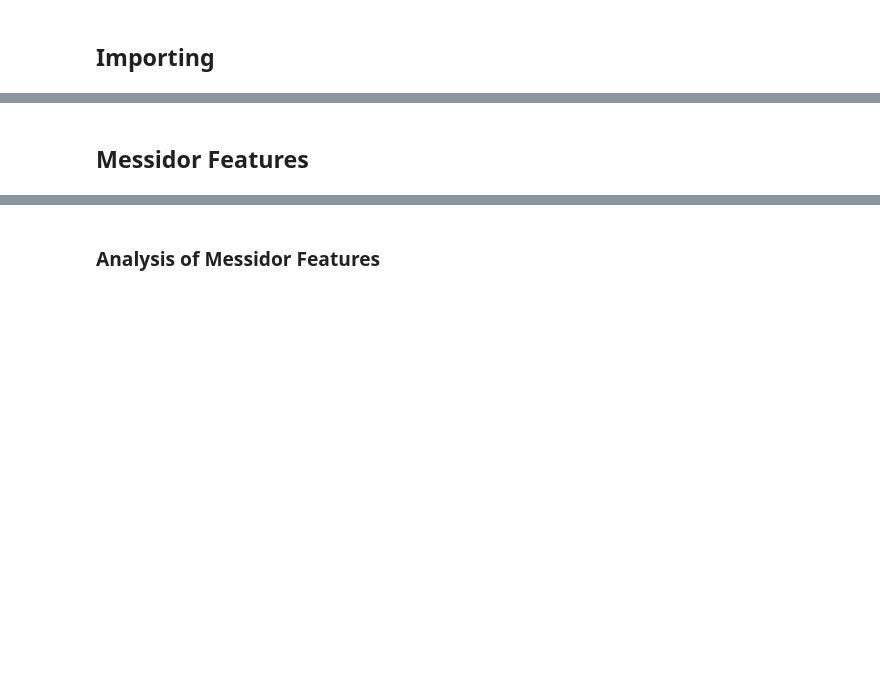
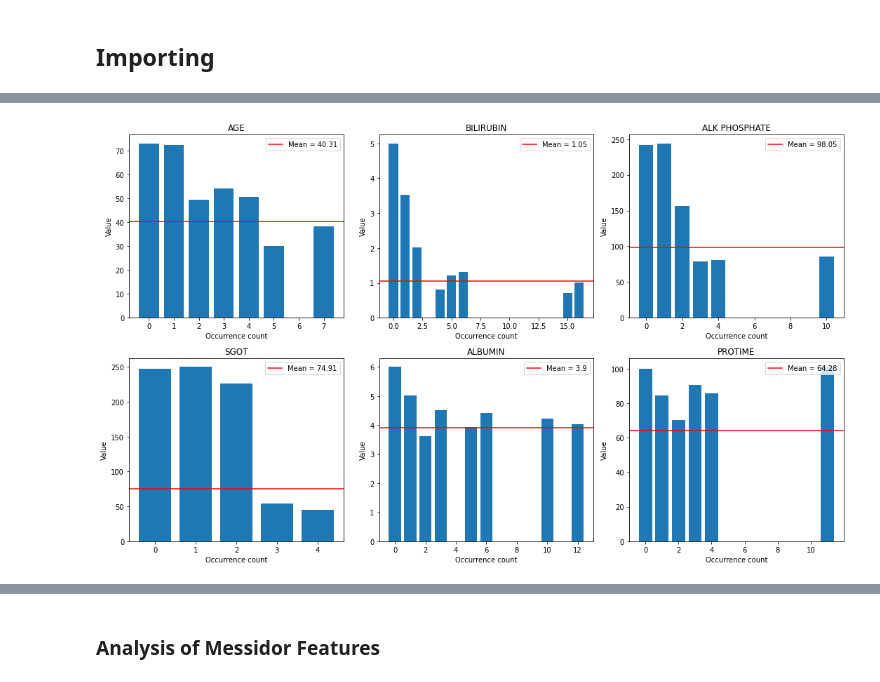
Before and after one commit to faithrts/ML-Intro, a Jupyter notebook: A1_Draft.ipynb, the cells around one changed output, grey strips where cells are left out. Drawn from its saved outputs; the diff is of its cells as text; code cells hidden in the pictures; blank space fills up the shorter version.

```diff
--- a/A1_Draft.ipynb
+++ b/A1_Draft.ipynb
@@ -213,2 +483,0 @@ for col in non_bool_col:
-# %% [markdown]
-## Messidor Features
@@ -235,0 +484,6 @@ mess_df = remove_outliers(mess_df)
+# %%
+# outputs histograms (but with occurrence count along the x-axis)
+# of the non-boolean columns
+create_histograms(hep_df, non_bool_col, 3)
+# %% [output]
+[figure, added]
```
Also changed, not shown: parts of 131 cells of this notebook.
